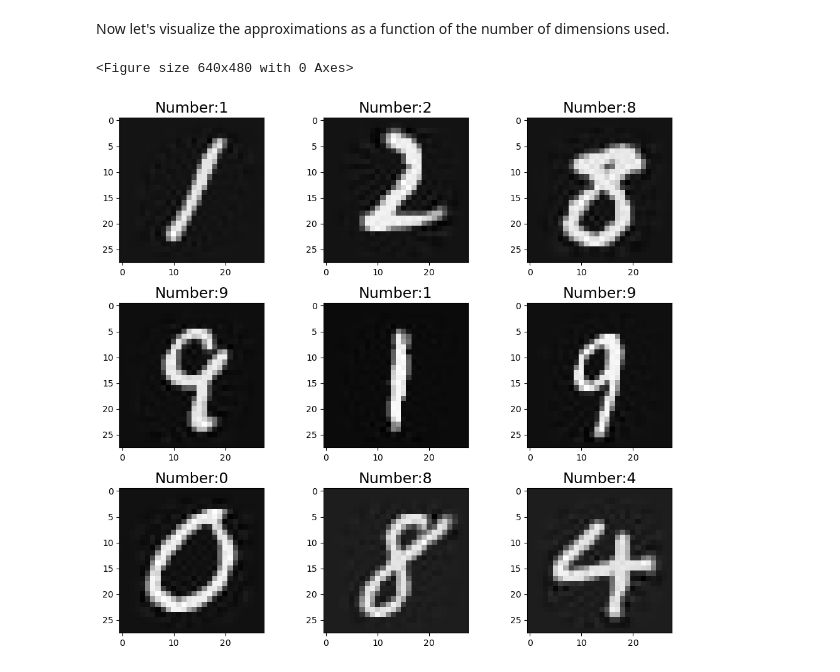
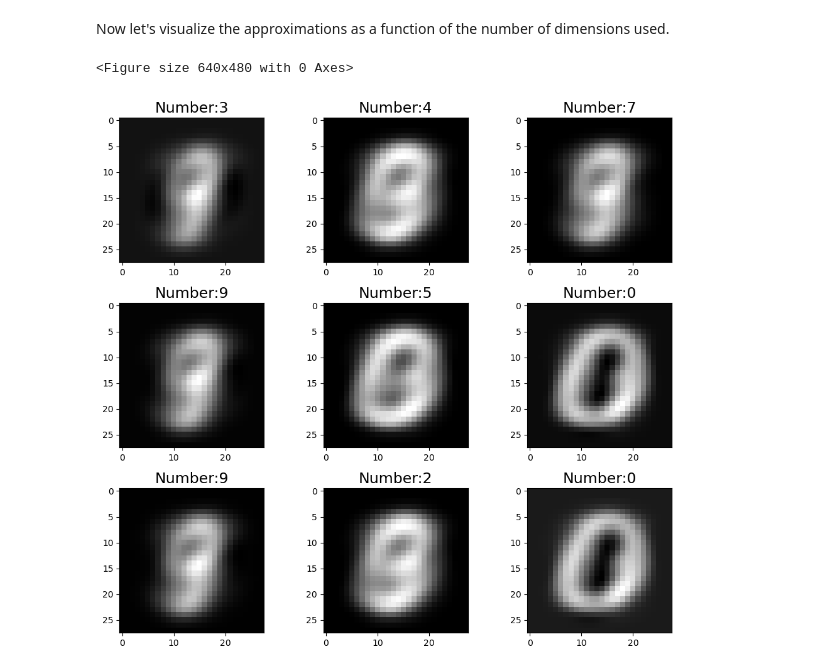
Before and after one commit to keithchugg/ee559_spring2023, a Jupyter notebook: lecture/PCA_mnist.ipynb, the cells around one changed output. Saved outputs shown, nothing was run; the diff lists cells and outputs as text; code cells hidden in the pictures.

```diff
--- a/lecture/PCA_mnist.ipynb
+++ b/lecture/PCA_mnist.ipynb
@@ -118,21 +118,21 @@ lambdas: [23.64801    4.8122015  3.7411125  3.22994    2.7784173  2.2737274
 # %% [markdown]
 Now let's visualize the approximations as a function of the number of dimensions used.
 # %%
-k_max = 300
+k_max = 2
 coeff =  (E_vecs_train[:k_max] @ X_train.T).T
 X_approx = coeff @ E_vecs_train[:k_max]
 X_approx = X_approx.reshape(X_train.shape[0], 28, 28)
 
 plt.gray() # B/W Images
 plt.figure(figsize = (10,9))
 # Displaying a grid of 3x3 images
 for i in range(9):
     index = np.random.randint(low=0, high=len(y_train), dtype=int)
     plt.subplot(3,3,i+1)
     plt.imshow(X_approx[index])
     plt.title("Number:{}".format(y_train[index]),fontsize = 17)
 plt.tight_layout()
 plt.show()
 # %% [output]
 <Figure size 640x480 with 0 Axes>
-[figure, old version]
+[figure, new version]
```
Also changed, not shown: 1 other file.
